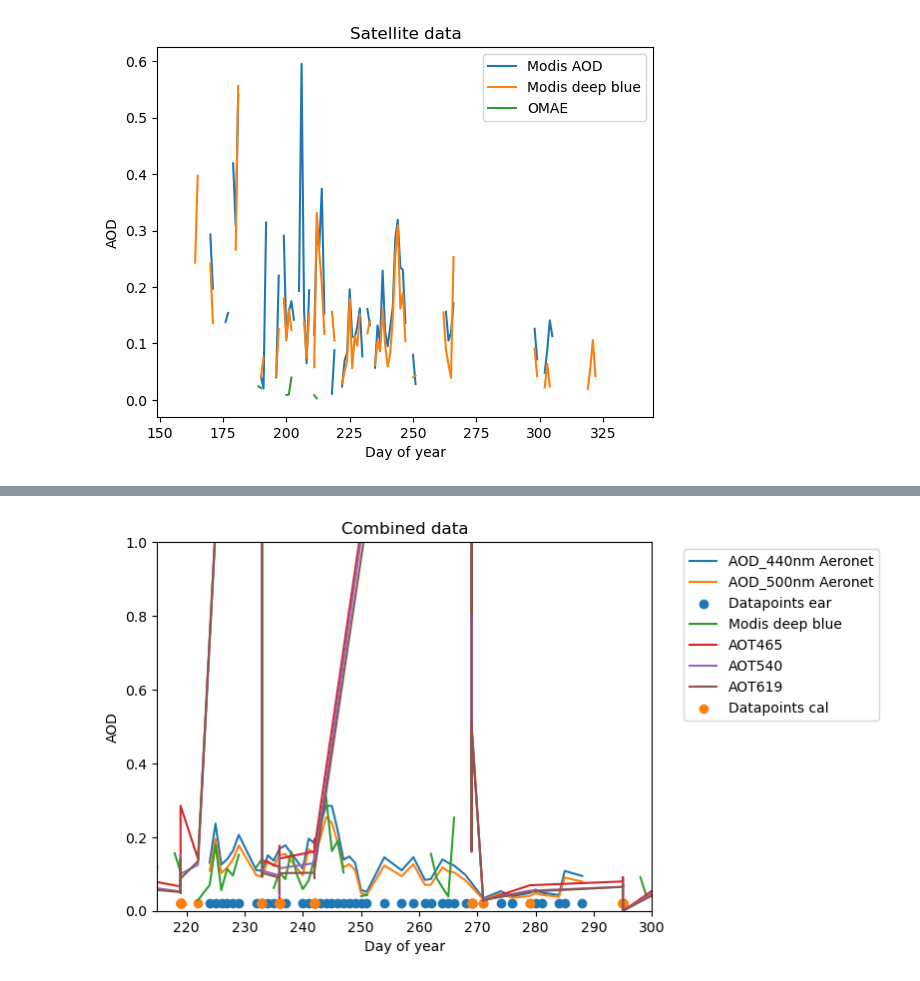
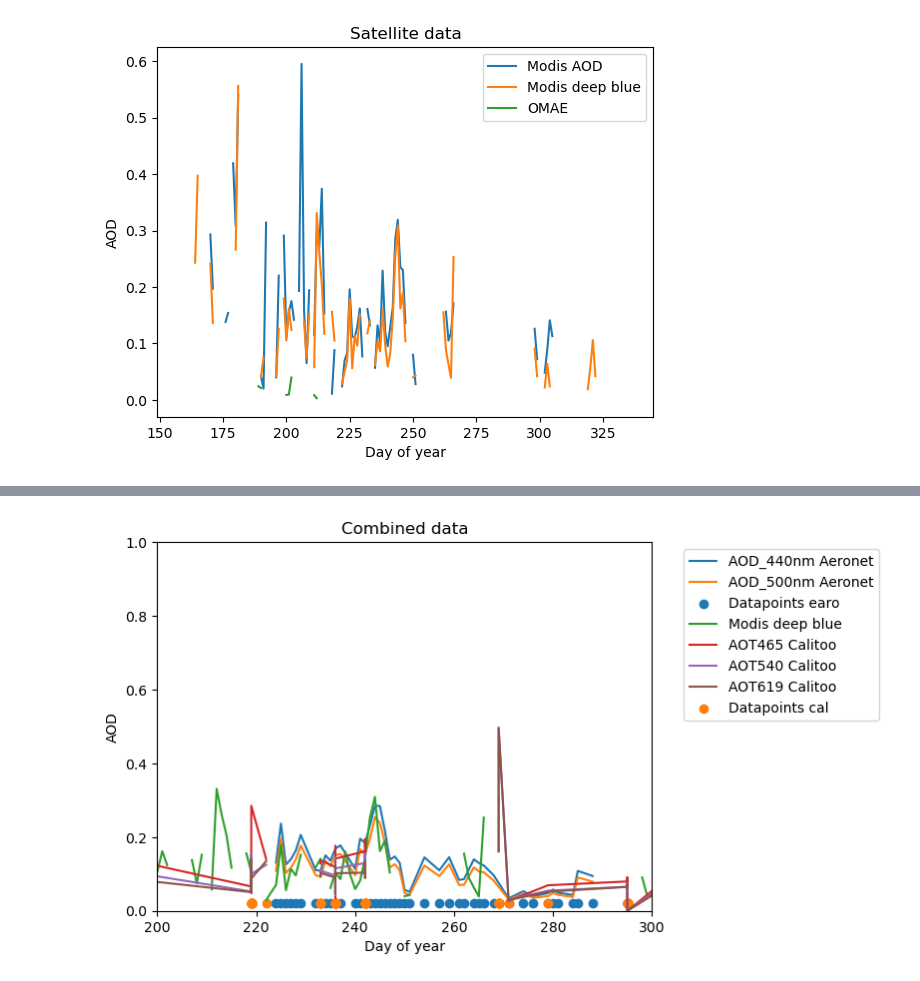
Before and after one commit to Mdmdma/atmospheric_remote_sensing, a Jupyter notebook: analysis_vs/aeronet_omi.ipynb, the cells around one changed output, grey strips where cells are left out. Saved outputs shown, nothing was run; the diff lists cells and outputs as text; code cells hidden in the pictures.

```diff
--- a/analysis_vs/aeronet_omi.ipynb
+++ b/analysis_vs/aeronet_omi.ipynb
@@ -50,12 +49,14 @@ plt.show()
 # %% [output]
 [figure]
 # %%
+#sett alpha <2, r2 >0.95
 data_calitoo_ours = pd.read_csv(r'../Daten calitoo/0124_20240604_075512_10_ours_adjusted.txt', delimiter=';', skiprows=6)
 
 data_calitoo_ours['Date'] = pd.to_datetime(data_calitoo_ours['Date'], format='%Y-%m-%d')
+
 wavelengths_cal = ['AOT465', 'AOT540', 'AOT619']
 for wavelength in wavelengths_cal:
-    plt.plot(data_calitoo_ours['Date'].dt.dayofyear, data_calitoo_ours[wavelength], label=wavelength)
+    plt.plot(data_calitoo_ours['Date'].dt.dayofyear, data_calitoo_ours[wavelength].where(data_calitoo_ours[wavelength]<0.5), label=wavelength)
 plt.scatter(data_calitoo_ours['Date'].dt.dayofyear, np.full((data_calitoo_ours.shape[0],), 0.02), label='Datapoints cal')
 plt.legend()
 plt.xlabel('Day of year')
@@ -68,28 +69,28 @@ plt.show()
 # %%
 wavelengths_aer = ['AOD_440nm', 'AOD_500nm'] # 'AOD_340nm', 'AOD_380nm',,'AOD_675nm','AOD_500nm'
 wavelengths_cal = ['AOT465', 'AOT540', 'AOT619']
 instruments = ['Modis deep blue'] #, 'OMAE' 'Modis AOD',
 
 
 
 for wavelength in wavelengths_aer:
     plt.plot(data_aeronet['Day_of_Year'], data_aeronet[wavelength], label=f'{wavelength} Aeronet')
-plt.scatter(data_aeronet['Day_of_Year'], np.full((data_aeronet.shape[0],), 0.02), label='Datapoints ear')
+plt.scatter(data_aeronet['Day_of_Year'], np.full((data_aeronet.shape[0],), 0.02), label='Datapoints earo')
 
 for instrument in instruments:
     plt.plot(data_satelite['time'].dt.dayofyear, data_satelite[instrument], label=instrument )
 
 
 for wavelength in wavelengths_cal:
-    plt.plot(data_calitoo_ours['Date'].dt.dayofyear, data_calitoo_ours[wavelength], label=wavelength)
+    plt.plot(data_calitoo_ours['Date'].dt.dayofyear, data_calitoo_ours[wavelength].where(data_calitoo_ours[wavelength]<0.5),  label=f'{wavelength} Calitoo')
 plt.scatter(data_calitoo_ours['Date'].dt.dayofyear, np.full((data_calitoo_ours.shape[0],), 0.02), label='Datapoints cal')
 
 plt.legend(bbox_to_anchor=(1.05, 1), loc='upper left')
 plt.xlabel('Day of year')
 plt.ylabel('AOD')
 plt.title('Combined data')
 plt.ylim([0,1])
-plt.xlim([215,300])
+plt.xlim([200,300])
 plt.show()
 # %% [output]
-[figure, old version]
+[figure, new version]
```
Also changed, not shown: parts of 2 cells of this notebook, 1 other file.
